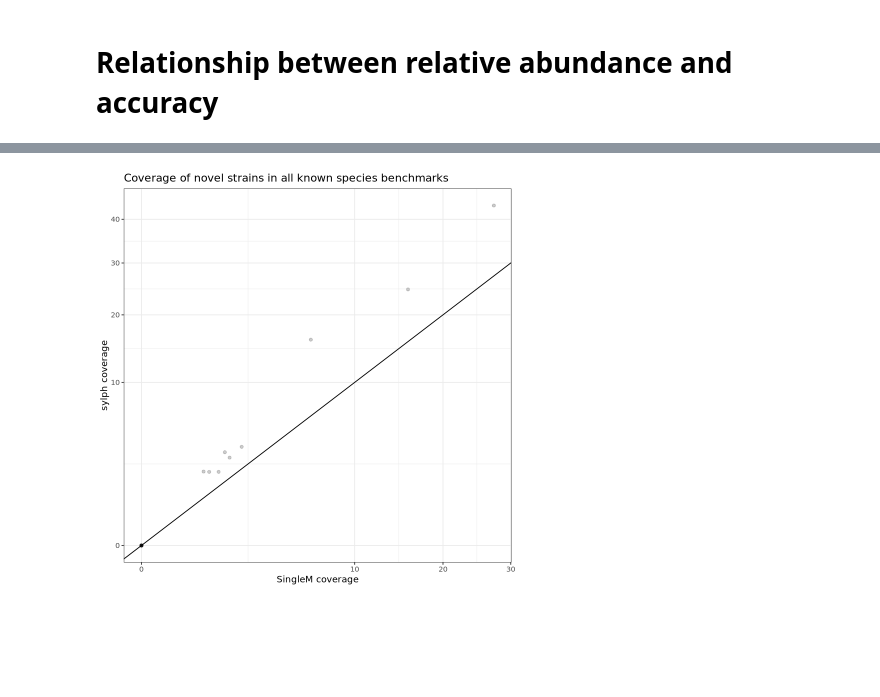
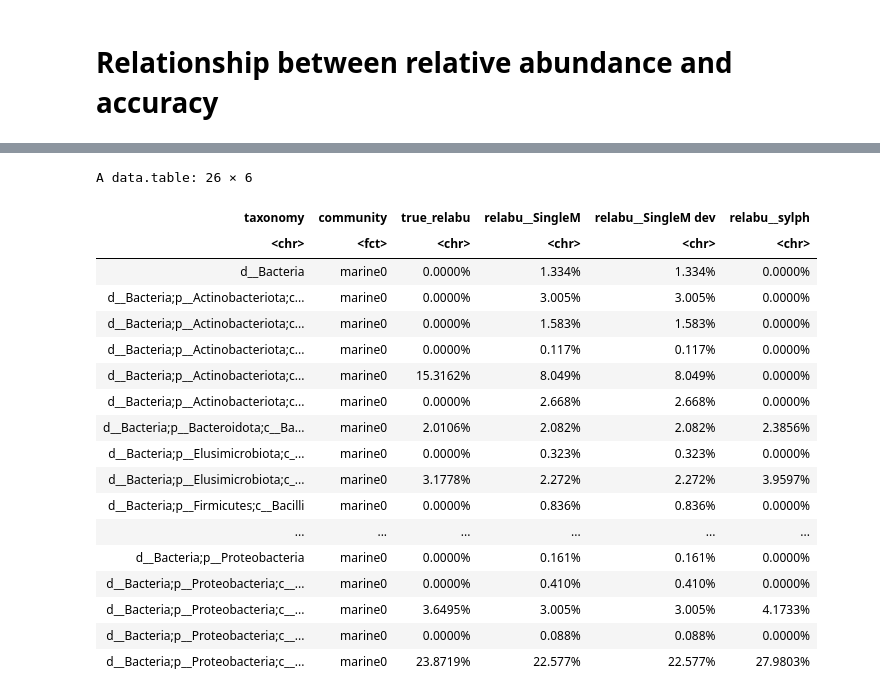
Before and after one commit to timbalam/singlem-benchmarking, a Jupyter notebook: 5_novelty/plot.ipynb, the cells around one changed output, grey strips where cells are left out. Saved outputs shown, nothing was run; the diff lists cells and outputs as text; code cells hidden in the pictures; blank space fills up the shorter version.

```diff
--- a/5_novelty/plot.ipynb
+++ b/5_novelty/plot.ipynb
@@ -153,13 +72,29 @@ ggplot(m[grep('s__', taxonomy)], aes(`Gold standard`, `SingleM`)) +
-# %%
-# SingleM vs sylph
-ggplot(m[grep('s__', taxonomy)], aes(SingleM, sylph)) +
-  geom_point(alpha = 1/5) +
-  labs(x = "SingleM coverage", y = "sylph coverage") +
-  ggtitle('Coverage of novel strains in all known species benchmarks') +
-  geom_abline(intercept=0, slope=1) +
-  scale_x_sqrt() +
-  scale_y_sqrt()
-# %% [output]
-[figure, removed]
+# %%
+ra_cols <- grep("^relabu_|_relabu$", names(m), value = TRUE)
+mtmp = m[, which(!grepl("^coverage_|_coverage$", names(m))), with = FALSE]
+mtmp[
+    ,
+    (ra_cols) := lapply(.SD[, ra_cols, with = FALSE], scales::label_percent())
+][]
+# %% [output]
+A data.table: 26 × 6
+| taxonomy | community | true_relabu | relabu__SingleM | relabu__SingleM dev | relabu__sylph |
+| <chr> | <fct> | <chr> | <chr> | <chr> | <chr> |
+| d__Bacteria | marine0 | 0.0000% | 1.334% | 1.334% | 0.0000% |
+| d__Bacteria;p__Actinobacteriota;c... | marine0 | 0.0000% | 3.005% | 3.005% | 0.0000% |
+| d__Bacteria;p__Actinobacteriota;c... | marine0 | 0.0000% | 1.583% | 1.583% | 0.0000% |
+| d__Bacteria;p__Actinobacteriota;c... | marine0 | 0.0000% | 0.117% | 0.117% | 0.0000% |
+| d__Bacteria;p__Actinobacteriota;c... | marine0 | 15.3162% | 8.049% | 8.049% | 0.0000% |
+| d__Bacteria;p__Actinobacteriota;c... | marine0 | 0.0000% | 2.668% | 2.668% | 0.0000% |
+| d__Bacteria;p__Bacteroidota;c__Ba... | marine0 | 2.0106% | 2.082% | 2.082% | 2.3856% |
+| d__Bacteria;p__Elusimicrobiota;c_... | marine0 | 0.0000% | 0.323% | 0.323% | 0.0000% |
+| d__Bacteria;p__Elusimicrobiota;c_... | marine0 | 3.1778% | 2.272% | 2.272% | 3.9597% |
+| d__Bacteria;p__Firmicutes;c__Bacilli | marine0 | 0.0000% | 0.836% | 0.836% | 0.0000% |
+| ... | ... | ... | ... | ... | ... |
+| d__Bacteria;p__Proteobacteria | marine0 | 0.0000% | 0.161% | 0.161% | 0.0000% |
+| d__Bacteria;p__Proteobacteria;c__... | marine0 | 0.0000% | 0.410% | 0.410% | 0.0000% |
+| d__Bacteria;p__Proteobacteria;c__... | marine0 | 3.6495% | 3.005% | 3.005% | 4.1733% |
+| d__Bacteria;p__Proteobacteria;c__... | marine0 | 0.0000% | 0.088% | 0.088% | 0.0000% |
+| d__Bacteria;p__Proteobacteria;c__... | marine0 | 23.8719% | 22.577% | 22.577% | 27.9803% |
 # %%
 # How well does genus level rescue some of the missing genomes? First need to remake the table with genus level, annoying since kraken profiles are filled, when the rest aren't.
```
Also changed, not shown: parts of 28 cells of this notebook.
